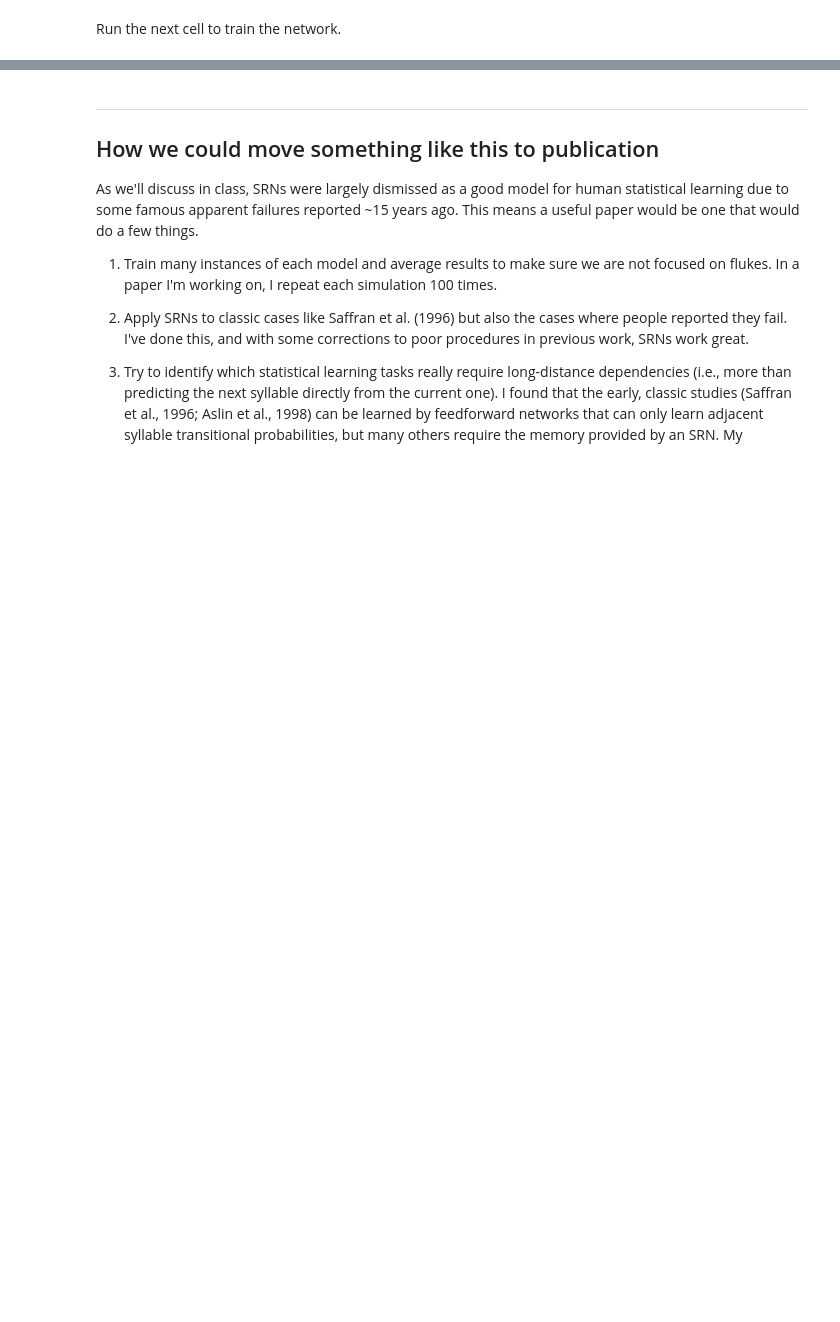
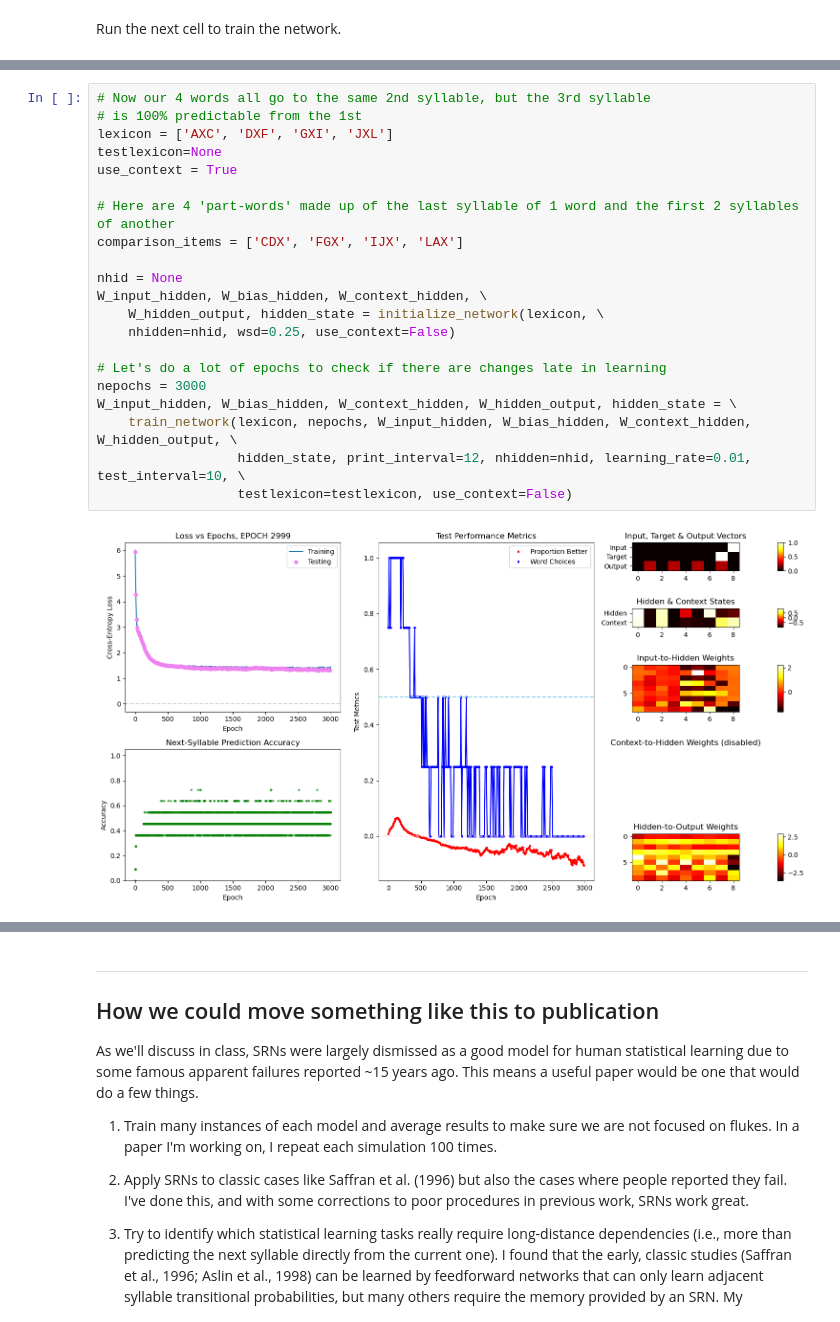
Before and after one commit to jsmagnuson/models-of-the-mind-notebooks, a Jupyter notebook: 14-nnets-04-srn-statlearn.ipynb, the cells around one changed output, grey strips where cells are left out. Cells and saved outputs as stored; diff of their text form; blank space fills up the shorter version.

```diff
--- a/14-nnets-04-srn-statlearn.ipynb
+++ b/14-nnets-04-srn-statlearn.ipynb
@@ -741,0 +746,23 @@ Epoch 1999: Test loss 1.2707, Proportion Better 0.3826, Word Choices 1.0000
+# %%
+# Now our 4 words all go to the same 2nd syllable, but the 3rd syllable
+# is 100% predictable from the 1st
+lexicon = ['AXC', 'DXF', 'GXI', 'JXL']
+testlexicon=None
+use_context = True
+
+# Here are 4 'part-words' made up of the last syllable of 1 word and the first 2 syllables of another
+comparison_items = ['CDX', 'FGX', 'IJX', 'LAX']
+
+nhid = None
+W_input_hidden, W_bias_hidden, W_context_hidden, \
+    W_hidden_output, hidden_state = initialize_network(lexicon, \
+    nhidden=nhid, wsd=0.25, use_context=False)
+
+# Let's do a lot of epochs to check if there are changes late in learning
+nepochs = 3000
+W_input_hidden, W_bias_hidden, W_context_hidden, W_hidden_output, hidden_state = \
+    train_network(lexicon, nepochs, W_input_hidden, W_bias_hidden, W_context_hidden, W_hidden_output, \
+                  hidden_state, print_interval=12, nhidden=nhid, learning_rate=0.01, test_interval=10, \
+                  testlexicon=testlexicon, use_context=False)
+# %% [output]
+[figure, added]
```
Also changed, not shown: parts of 11 cells of this notebook.
